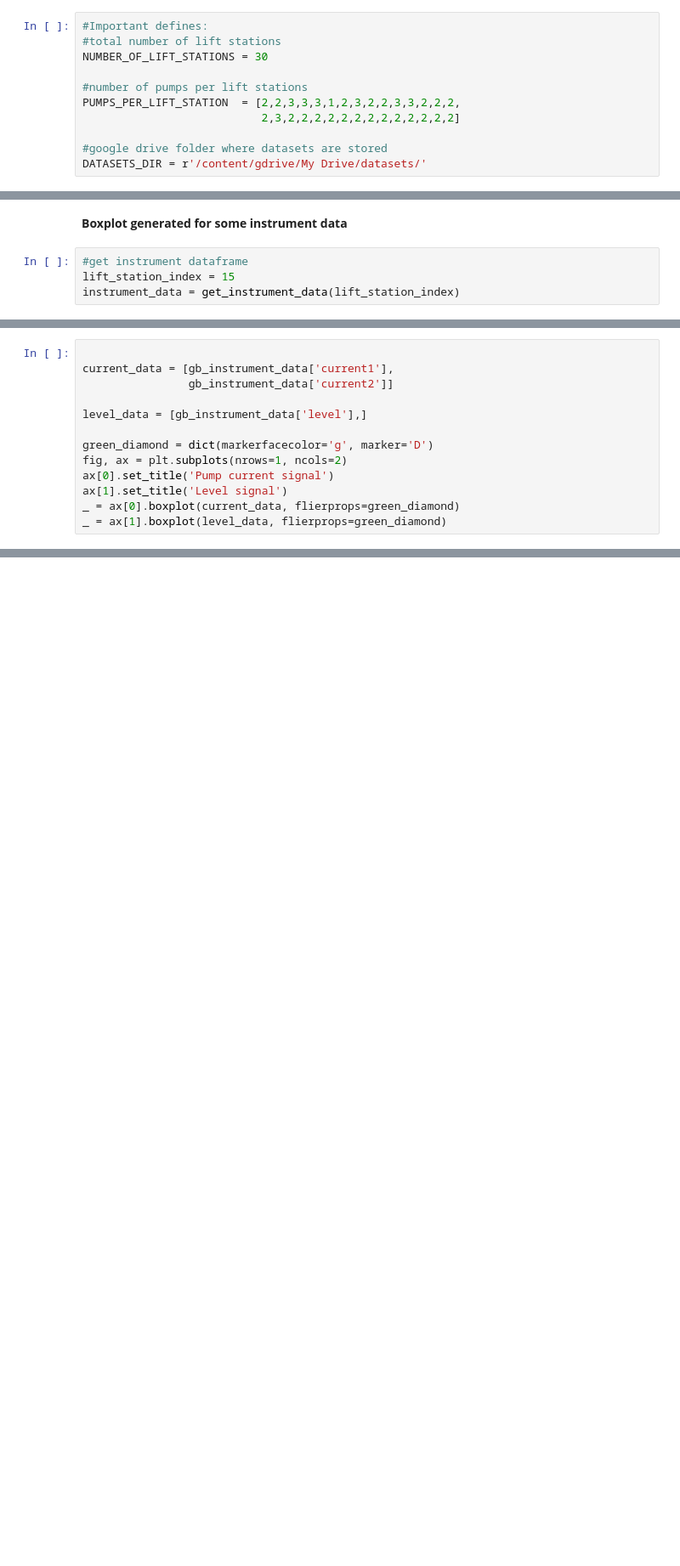
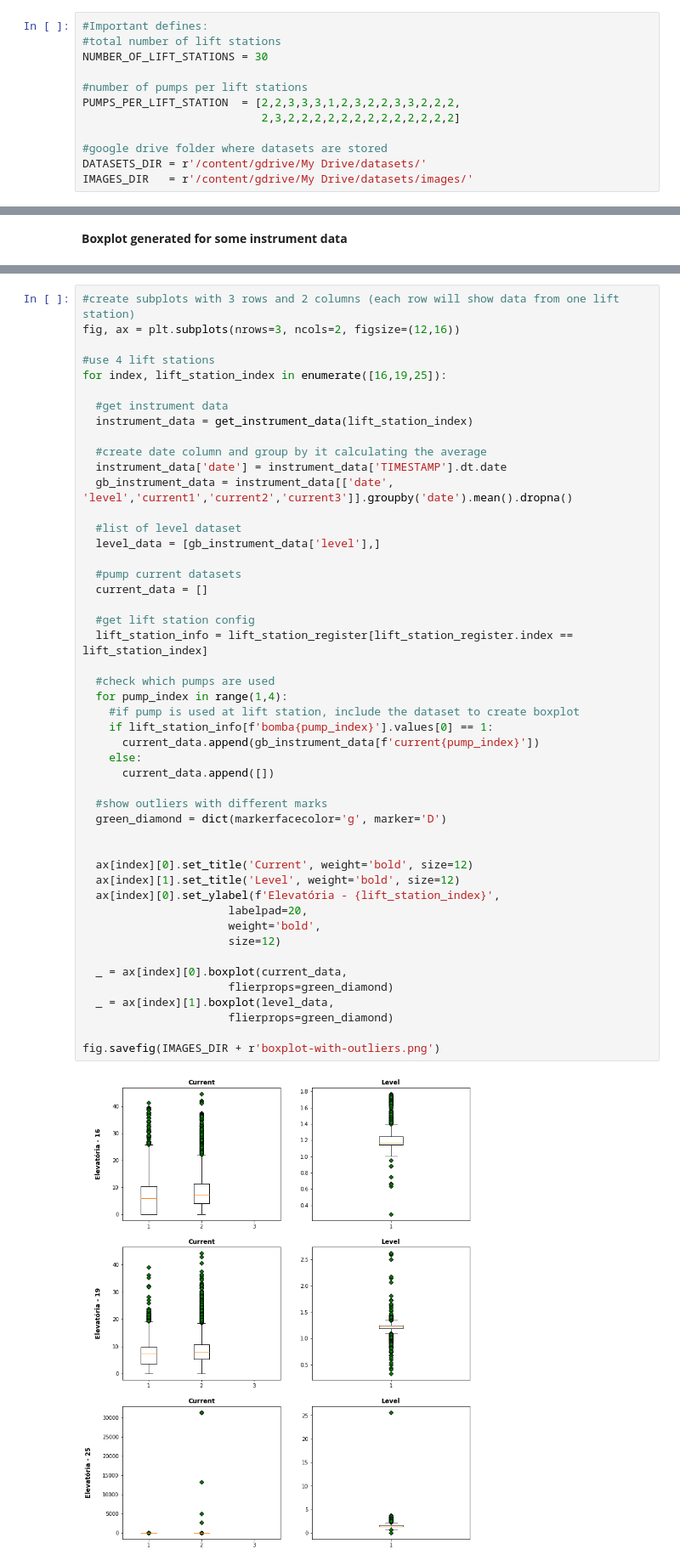
Before and after one commit to heber-augusto/master-degree-jupyter-notebooks, a Jupyter notebook: step_3-data-analysis/step_3-data-analysis-and-exploration.ipynb, the cells around one changed output, grey strips where cells are left out. Shown at 85% size. Cells and saved outputs as stored; diff of their text form; blank space fills up the shorter version.

Commit message:
[i] creating boxplot

```diff
--- a/step_3-data-analysis/step_3-data-analysis-and-exploration.ipynb
+++ b/step_3-data-analysis/step_3-data-analysis-and-exploration.ipynb
@@ -23,6 +27,7 @@ PUMPS_PER_LIFT_STATION  = [2,2,3,3,3,1,2,3,2,2,3,3,2,2,2,
 
 #google drive folder where datasets are stored
 DATASETS_DIR = r'/content/gdrive/My Drive/datasets/'
+IMAGES_DIR   = r'/content/gdrive/My Drive/datasets/images/'
 # %%
 import pandas as pd
 import numpy as np
@@ -782,7 +787,3 @@ plot_instument_dat_with_overflow(lift_station_index,
 [figure]
 # %% [markdown]
 **Boxplot generated for some instrument data**
-# %%
-#get instrument dataframe
-lift_station_index = 15
-instrument_data = get_instrument_data(lift_station_index)
@@ -808,13 +789,0 @@ gb_instrument_data = instrument_data[['date', 'level','current1','current2','cur
-# %%
-
-current_data = [gb_instrument_data['current1'],
-                gb_instrument_data['current2']]
-
-level_data = [gb_instrument_data['level'],]
-
-green_diamond = dict(markerfacecolor='g', marker='D')
-fig, ax = plt.subplots(nrows=1, ncols=2)
-ax[0].set_title('Pump current signal')
-ax[1].set_title('Level signal')
-_ = ax[0].boxplot(current_data, flierprops=green_diamond)
-_ = ax[1].boxplot(level_data, flierprops=green_diamond)
@@ -822,0 +790,50 @@ _ = ax[1].boxplot(level_data, flierprops=green_diamond)
+# %%
+#create subplots with 3 rows and 2 columns (each row will show data from one lift station)
+fig, ax = plt.subplots(nrows=3, ncols=2, figsize=(12,16))
+
+#use 4 lift stations
+for index, lift_station_index in enumerate([16,19,25]):
+
+  #get instrument data
+  instrument_data = get_instrument_data(lift_station_index)
+
+  #create date column and group by it calculating the average
+  instrument_data['date'] = instrument_data['TIMESTAMP'].dt.date
+  gb_instrument_data = instrument_data[['date', 'level','current1','current2','current3']].groupby('date').mean().dropna()
+
+  #list of level dataset
+  level_data = [gb_instrument_data['level'],]
+
+  #pump current datasets
+  current_data = []
+
+  #get lift station config
+  lift_station_info = lift_station_register[lift_station_register.index == lift_station_index]
+
+  #check which pumps are used
+  for pump_index in range(1,4):
+    #if pump is used at lift station, include the dataset to create boxplot
+    if lift_station_info[f'bomba{pump_index}'].values[0] == 1:
+      current_data.append(gb_instrument_data[f'current{pump_index}'])
+    else:
+      current_data.append([])
+
+  #show outliers with different marks
+  green_diamond = dict(markerfacecolor='g', marker='D')
+
+
+  ax[index][0].set_title('Current', weight='bold', size=12)
+  ax[index][1].set_title('Level', weight='bold', size=12)
+  ax[index][0].set_ylabel(f'Elevatória - {lift_station_index}',
+                      labelpad=20,
+                      weight='bold',
+                      size=12)
+
+  _ = ax[index][0].boxplot(current_data,
+                      flierprops=green_diamond)
+  _ = ax[index][1].boxplot(level_data,
+                      flierprops=green_diamond)
+
+fig.savefig(IMAGES_DIR + r'boxplot-with-outliers.png')
+# %% [output]
+[figure, added]
```
Also changed, not shown: parts of 6 cells of this notebook.
